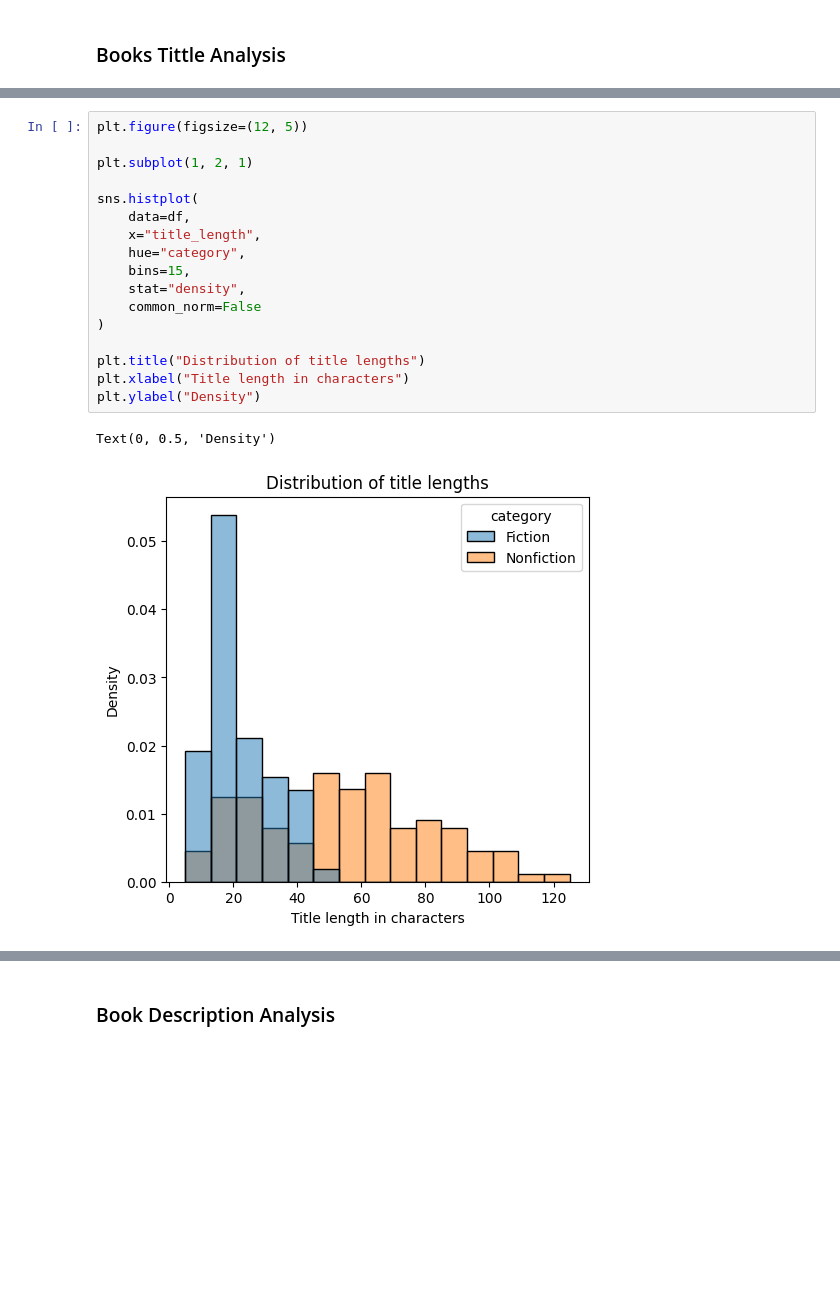
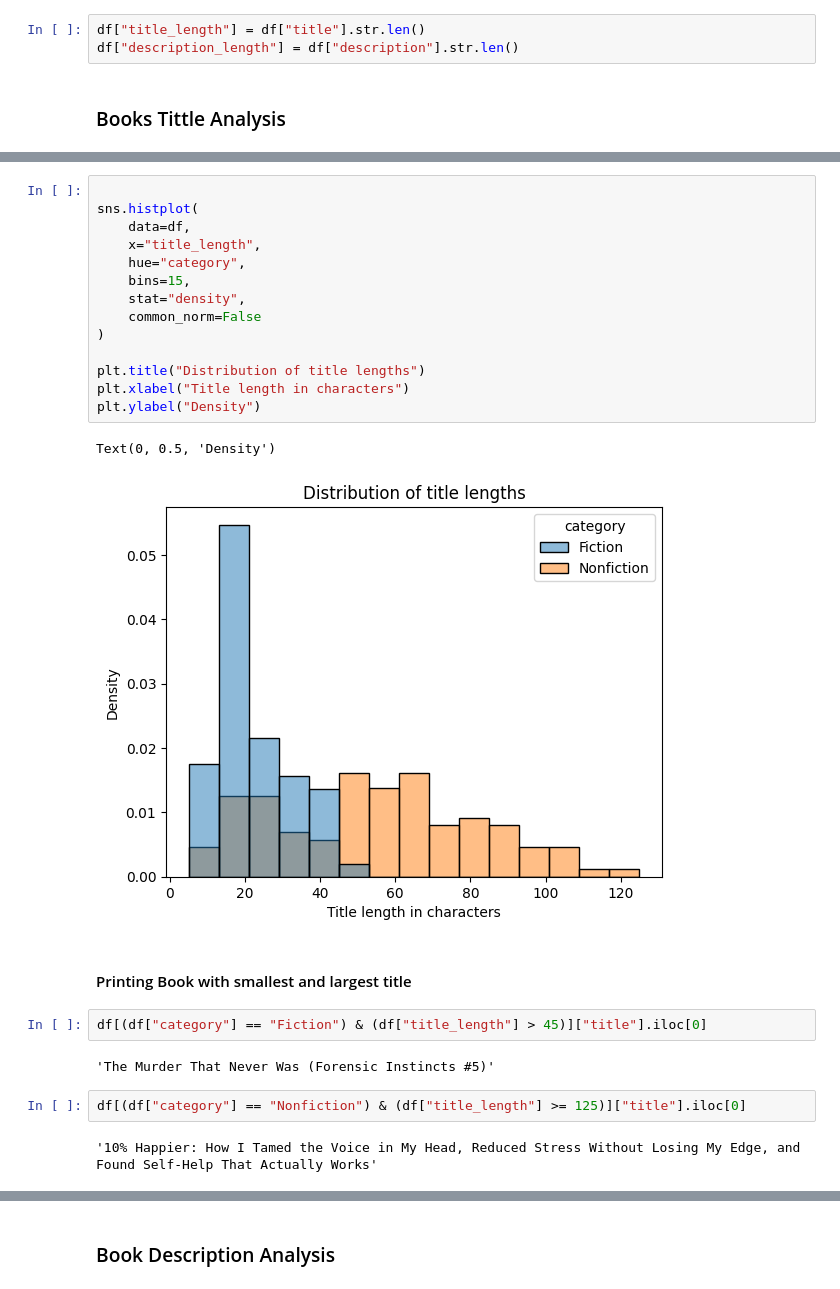
Before and after one commit to mdjawadulhasan/BookGenreClassifier, a Jupyter notebook: notebooks/03_exploratory_data_analysis.ipynb, the cells around one changed output, grey strips where cells are left out. Drawn from its saved outputs; the diff is of its cells as text; blank space fills up the shorter version.

```diff
--- a/notebooks/03_eda.ipynb
+++ b/notebooks/03_exploratory_data_analysis.ipynb
@@ -46,3 +43,6 @@ plt.show()
+# %%
+df["title_length"] = df["title"].str.len()
+df["description_length"] = df["description"].str.len()
 # %% [markdown]
 ### Books Tittle Analysis
 # %%
@@ -65,20 +70,27 @@ plt.show()
 # %%
-plt.figure(figsize=(12, 5))
-
-plt.subplot(1, 2, 1)
 
 sns.histplot(
     data=df,
     x="title_length",
     hue="category",
     bins=15,
     stat="density",
     common_norm=False
 )
 
 plt.title("Distribution of title lengths")
 plt.xlabel("Title length in characters")
 plt.ylabel("Density")
 # %% [output]
 Text(0, 0.5, 'Density')
-[figure, old version]
+[figure, new version]
+# %% [markdown]
+#### Printing Book with smallest and largest title
+# %%
+df[(df["category"] == "Fiction") & (df["title_length"] > 45)]["title"].iloc[0]
+# %% [output]
+'The Murder That Never Was (Forensic Instincts #5)'
+# %%
+df[(df["category"] == "Nonfiction") & (df["title_length"] >= 125)]["title"].iloc[0]
+# %% [output]
+'10% Happier: How I Tamed the Voice in My Head, Reduced Stress Without Losing My Edge, and Found Self-Help That Actually Works'
```
Also changed, not shown: parts of 15 cells of this notebook, 9 other files.
